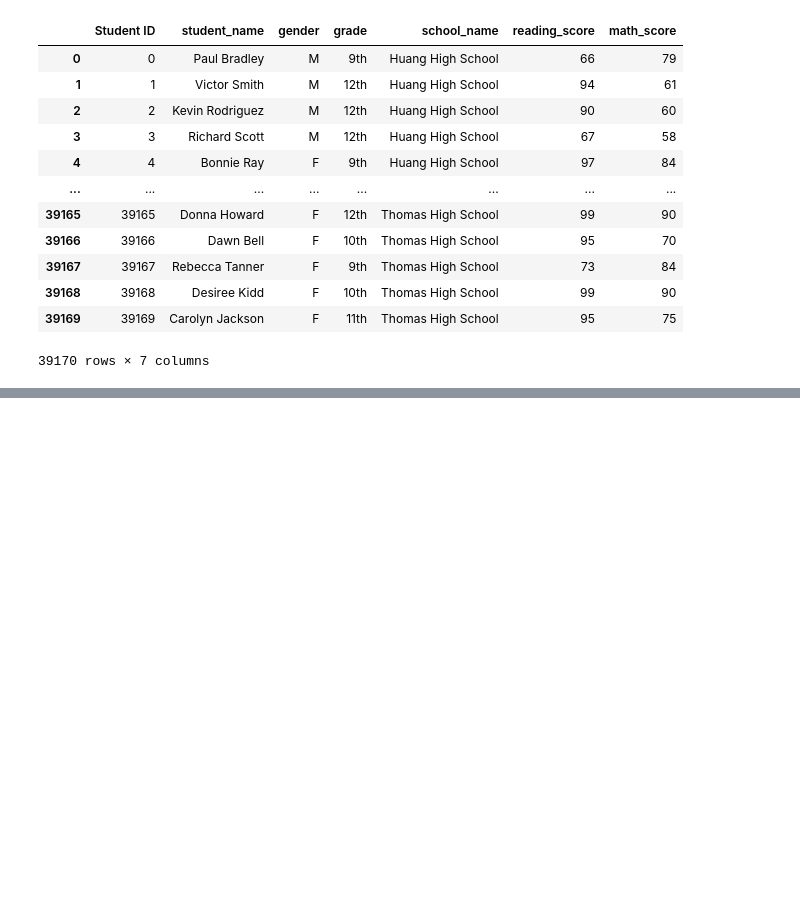
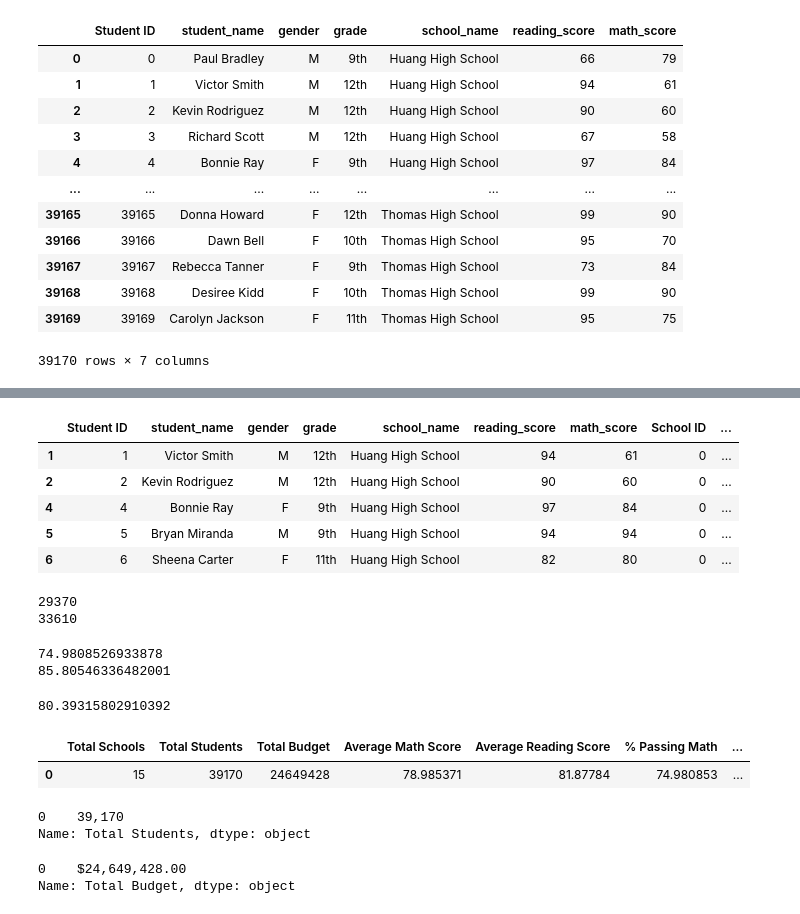
Before and after one commit to arodriguez82/School_District_Analysis, a Jupyter notebook: PyCitySchools.ipynb, the cells around one changed output, grey strips where cells are left out. Drawn from its saved outputs; the diff is of its cells as text; code cells hidden in the pictures; blank space fills up the shorter version.

Commit message:
district summary complete

```diff
--- a/PyCitySchools.ipynb
+++ b/PyCitySchools.ipynb
@@ -178,0 +242,75 @@ student_data_df
+# %%
+# Get all the students who are passing reading in a new dataframe
+passing_reading = school_data_complete_df[school_data_complete_df["reading_score"] >= 70]
+passing_reading.head()
+# %% [output]
+|  | Student ID | student_name | gender | grade | school_name | reading_score | math_score | School ID | ... |
+| 1 | 1 | Victor Smith | M | 12th | Huang High School | 94 | 61 | 0 | ... |
+| 2 | 2 | Kevin Rodriguez | M | 12th | Huang High School | 90 | 60 | 0 | ... |
+| 4 | 4 | Bonnie Ray | F | 9th | Huang High School | 97 | 84 | 0 | ... |
+| 5 | 5 | Bryan Miranda | M | 9th | Huang High School | 94 | 94 | 0 | ... |
+| 6 | 6 | Sheena Carter | F | 11th | Huang High School | 82 | 80 | 0 | ... |
+# %%
+# Calculate the number of students passing math
+passing_math_count = passing_math["student_name"].count()
+
+#Calculate the number of students passing reading
+passing_reading_count = passing_reading["student_name"].count()
+
+# Print totals
+print(passing_math_count)
+print(passing_reading_count)
+# %% [output]
+29370
+33610
+# %%
+# Calculate the percent that passed math
+passing_math_percentage = passing_math_count / float(student_count) * 100
+
+# Calculate the percent that passed reading
+passing_reading_percentage = passing_reading_count / float(student_count) * 100
+
+# Print totals
+print(passing_math_percentage)
+print(passing_reading_percentage)
+# %% [output]
+74.9808526933878
+85.80546336482001
+# %%
+# Calculate the overall passing percentage
+overall_passing_percentage = (passing_math_percentage + passing_reading_percentage) / 2
+print(overall_passing_percentage)
+# %% [output]
+80.39315802910392
+# %%
+# Adding a list of values with keys to create a new DataFrame
+district_summary_df = pd.DataFrame(
+    [{"Total Schools": school_count,
+     "Total Students": student_count,
+     "Total Budget": total_budget,
+     "Average Math Score": average_math_score,
+     "Average Reading Score": average_reading_score,
+     "% Passing Math": passing_math_percentage,
+     "% Passing Reading": passing_reading_percentage,
+     "% Overall Passing": overall_passing_percentage}])
+district_summary_df
+# %% [output]
+|  | Total Schools | Total Students | Total Budget | Average Math Score | Average Reading Score | % Passing Math | ... |
+| 0 | 15 | 39170 | 24649428 | 78.985371 | 81.87784 | 74.980853 | ... |
+# %%
+# Format the "Total Students" to have the comma for a thousands separator
+district_summary_df["Total Students"] = district_summary_df["Total Students"].map("{:,}".format)
+
+district_summary_df["Total Students"]
+# %% [output]
+0    39,170
+Name: Total Students, dtype: object
+# %%
+# Format "Total Budget" to have the comma for a thousands separator, a decimal separator, and a "$"
+
+district_summary_df["Total Budget"] = district_summary_df["Total Budget"].map("${:,.2f}".format)
+
+district_summary_df["Total Budget"]
+# %% [output]
+0    $24,649,428.00
+Name: Total Budget, dtype: object
```
Also changed, not shown: parts of 9 cells of this notebook, 2 other files.
